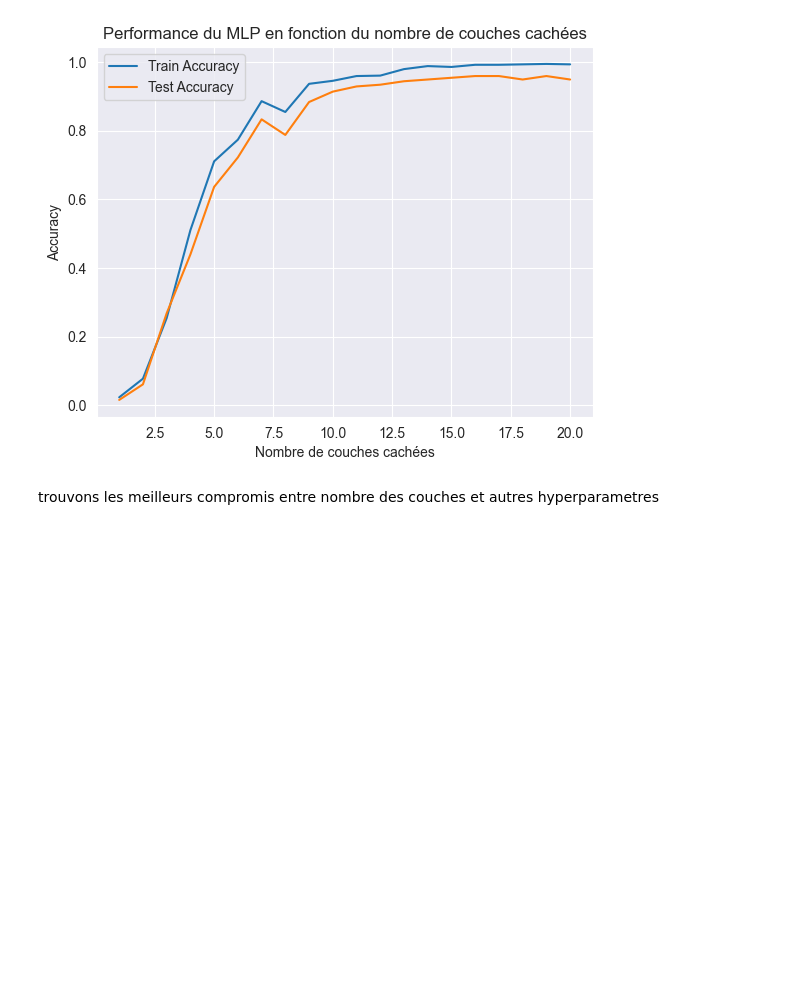
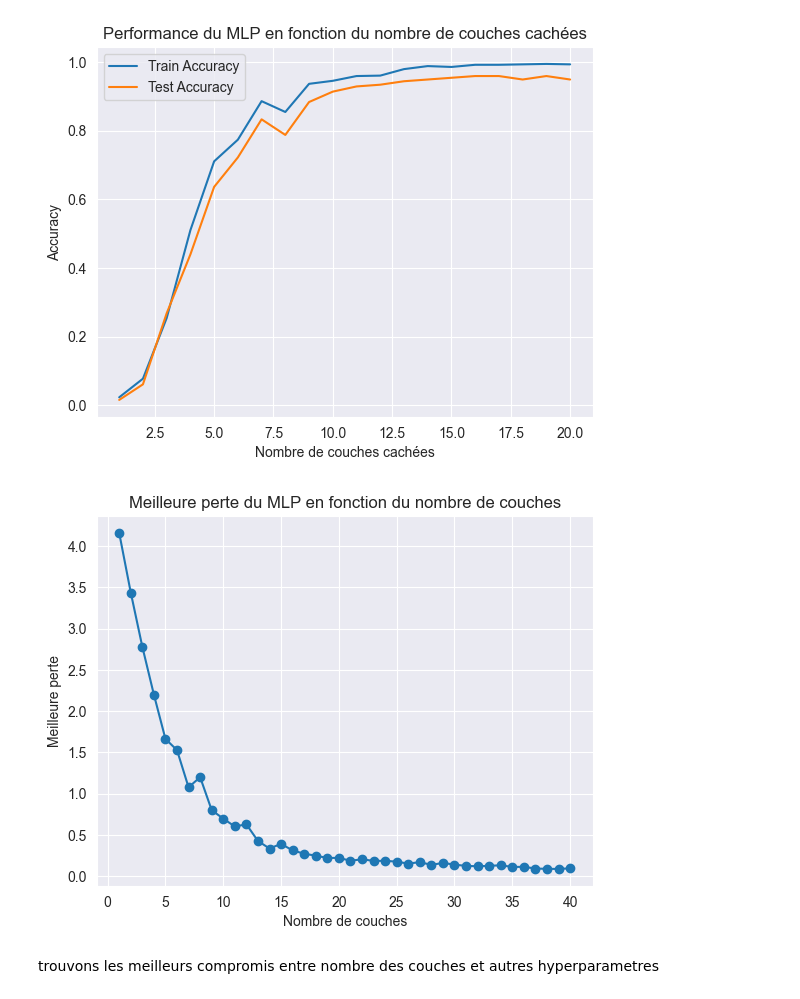
Before and after one commit to lordyhas/ml-classification-method-projet, a Jupyter notebook: notebooks/analyse_training.ipynb, the cells around one changed output. Cells and saved outputs as stored; diff of their text form; code cells hidden in the pictures; blank space fills up the shorter version.

```diff
--- a/notebooks/analyse_training.ipynb
+++ b/notebooks/analyse_training.ipynb
@@ -729,8 +729,10 @@ Implementation naïve de MLP
 # %%
 from sklearn.neural_network import MLPClassifier
 
+from sklearn.neural_network import MLPClassifier
 
-mlp_model = MLPClassifier()
+
+mlp_model = MLPClassifier(hidden_layer_sizes=(5,), random_state=42)
 mlp_model.fit(x_train, y_train)
 print(f"Meilleurs loss {mlp_model.best_loss_}")
 metrics = Measure(mlp_model,x_train,y_train, x_test, y_test)
@@ -792,6 +793,32 @@ plt.legend()
 plt.show()
 # %% [output]
 [figure]
+# %%
+import numpy as np
+import matplotlib.pyplot as plt
+from sklearn.neural_network import MLPClassifier
+max_layer = 41
+hidden_layer_sizes = [(i,) for i in range(1, max_layer)]
+# Paramètres pour les différentes architectures de MLP
+layer_sizes = hidden_layer_sizes
+best_losses = []
+
+# Entraîner le modèle pour chaque architecture et enregistrer la meilleure perte
+for sizes in layer_sizes:
+    mlp_model = MLPClassifier(hidden_layer_sizes=sizes, random_state=42)
+    mlp_model.fit(x_train, y_train)
+    best_losses.append(mlp_model.best_loss_)
+
+# Afficher la meilleure perte en fonction du nombre de couches
+plt.plot(range(1, max_layer), best_losses, marker='o')
+plt.title('Meilleure perte du MLP en fonction du nombre de couches')
+plt.xlabel('Nombre de couches')
+plt.ylabel('Meilleure perte')
+#plt.xticks(range(len(layer_sizes)), range(1, max_layer, 10))
+plt.grid(True)
+plt.show()
+# %% [output]
+[figure, added]
 # %% [markdown]
 trouvons les meilleurs compromis entre nombre des couches et autres hyperparametres
 # %% [markdown]
```
Also changed, not shown: parts of 4 cells of this notebook.
